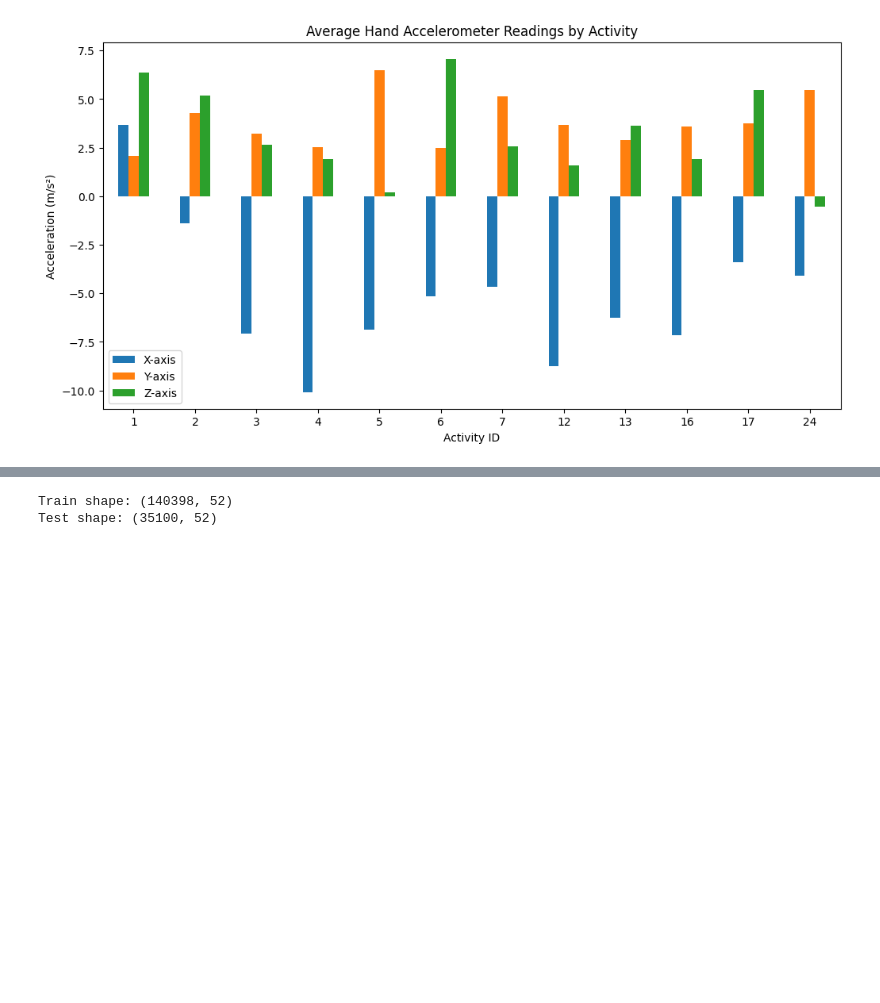
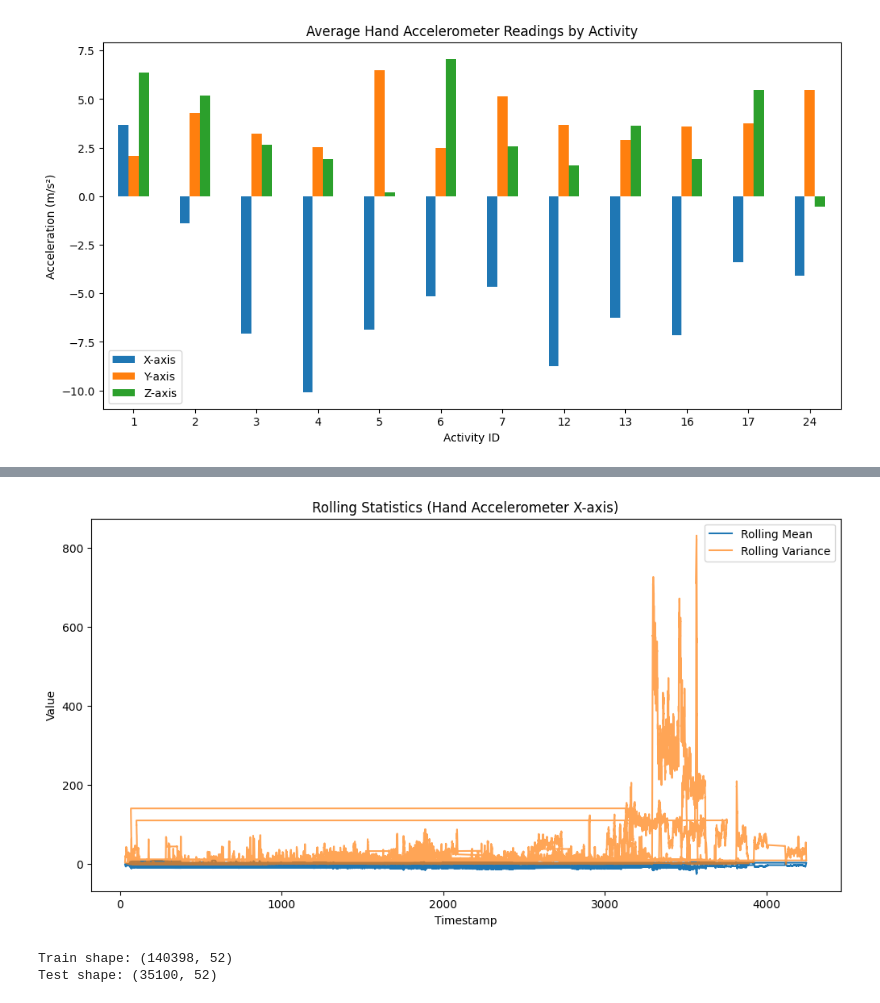
Before and after one commit to Balajinanda/Datascience-Project, a Jupyter notebook: Data_Science_Project.ipynb, the cells around one changed output, grey strips where cells are left out. Cells and saved outputs as stored; diff of their text form; code cells hidden in the pictures; blank space fills up the shorter version.

```diff
--- a/Data_Science_Project.ipynb
+++ b/Data_Science_Project.ipynb
@@ -454,3 +474,19 @@ plt.show()
+# %%
+# Calculate rolling mean and variance for hand accelerometer X-axis
+rolling_mean = cleaned_data["hand_acc1_x"].rolling(window=50).mean()
+rolling_var = cleaned_data["hand_acc1_x"].rolling(window=50).var()
+
+# Plot rolling statistics
+plt.figure(figsize=(12, 6))
+plt.plot(cleaned_data["timestamp"], rolling_mean, label="Rolling Mean")
+plt.plot(cleaned_data["timestamp"], rolling_var, label="Rolling Variance", alpha=0.7)
+plt.title("Rolling Statistics (Hand Accelerometer X-axis)")
+plt.xlabel("Timestamp")
+plt.ylabel("Value")
+plt.legend()
+plt.show()
+# %% [output]
+[figure, added]
 # %%
 # Drop non-feature columns
 X = cleaned_data.drop(columns=["activity_id", "timestamp"])
```
Also changed, not shown: parts of 2 cells of this notebook.
